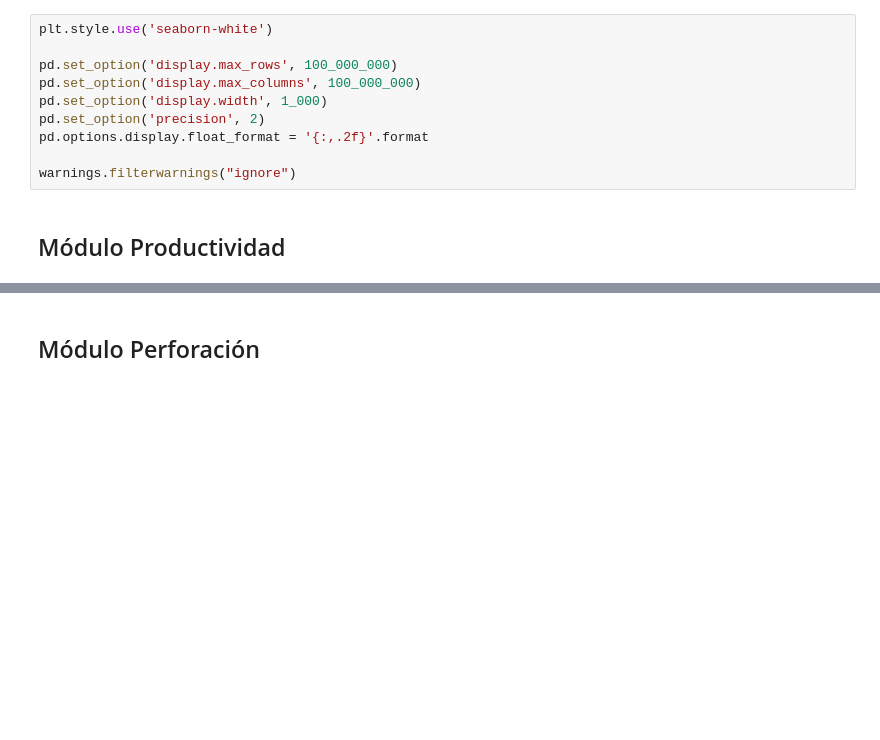
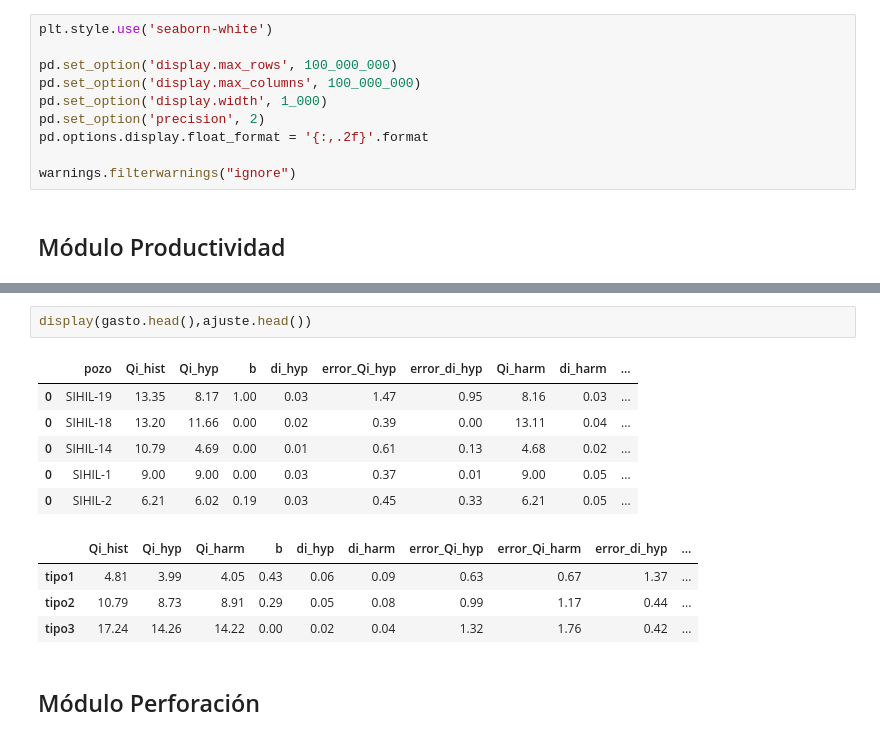
Before and after one commit to eliasft/projects, a Jupyter notebook: demo_v1.ipynb, the cells around one changed output, grey strips where cells are left out. Saved outputs shown, nothing was run; the diff lists cells and outputs as text; blank space fills up the shorter version.

```diff
--- a/demo_v1.ipynb
+++ b/demo_v1.ipynb
@@ -850,2 +737,15 @@ Nombre de campo: SIHIL
+# %%
+display(gasto.head(),ajuste.head())
+# %% [output]
+|  | pozo | Qi_hist | Qi_hyp | b | di_hyp | error_Qi_hyp | error_di_hyp | Qi_harm | di_harm | ... |
+| 0 | SIHIL-19 | 13.35 | 8.17 | 1.00 | 0.03 | 1.47 | 0.95 | 8.16 | 0.03 | ... |
+| 0 | SIHIL-18 | 13.20 | 11.66 | 0.00 | 0.02 | 0.39 | 0.00 | 13.11 | 0.04 | ... |
+| 0 | SIHIL-14 | 10.79 | 4.69 | 0.00 | 0.01 | 0.61 | 0.13 | 4.68 | 0.02 | ... |
+| 0 | SIHIL-1 | 9.00 | 9.00 | 0.00 | 0.03 | 0.37 | 0.01 | 9.00 | 0.05 | ... |
+| 0 | SIHIL-2 | 6.21 | 6.02 | 0.19 | 0.03 | 0.45 | 0.33 | 6.21 | 0.05 | ... |
+|  | Qi_hist | Qi_hyp | Qi_harm | b | di_hyp | di_harm | error_Qi_hyp | error_Qi_harm | error_di_hyp | ... |
+| tipo1 | 4.81 | 3.99 | 4.05 | 0.43 | 0.06 | 0.09 | 0.63 | 0.67 | 1.37 | ... |
+| tipo2 | 10.79 | 8.73 | 8.91 | 0.29 | 0.05 | 0.08 | 0.99 | 1.17 | 0.44 | ... |
+| tipo3 | 17.24 | 14.26 | 14.22 | 0.00 | 0.02 | 0.04 | 1.32 | 1.76 | 0.42 | ... |
 # %% [markdown]
 ## Módulo Perforación
```
Also changed, not shown: parts of 7 cells of this notebook, 1 other file.
